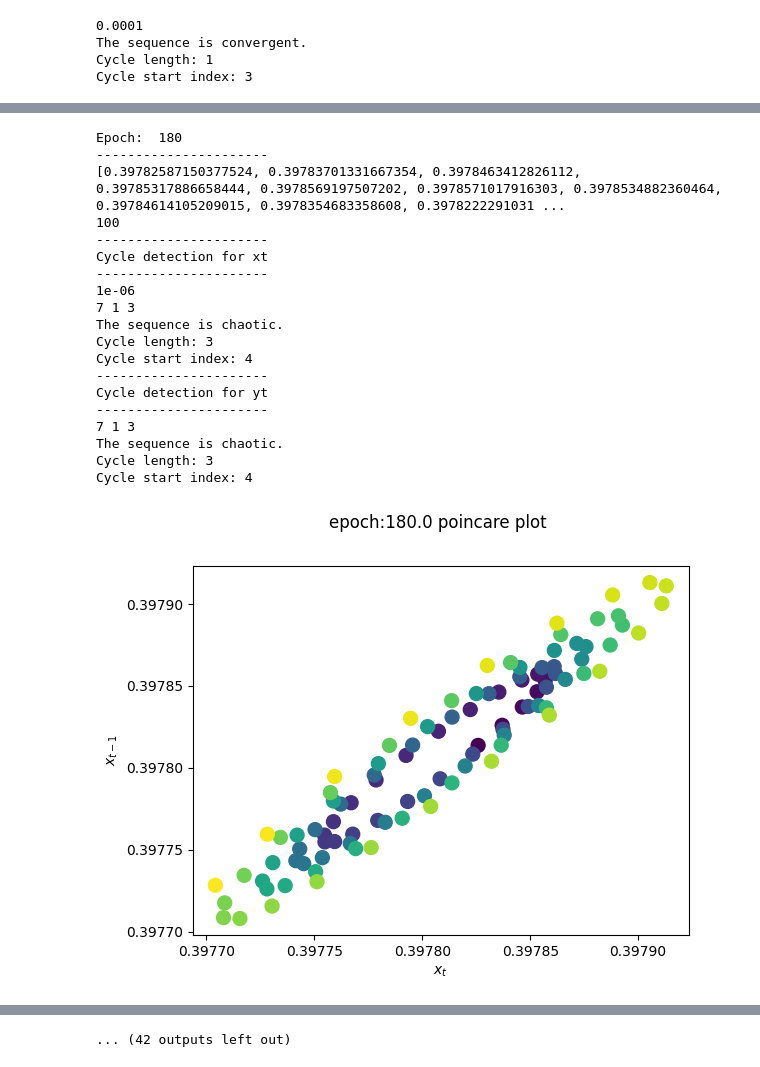
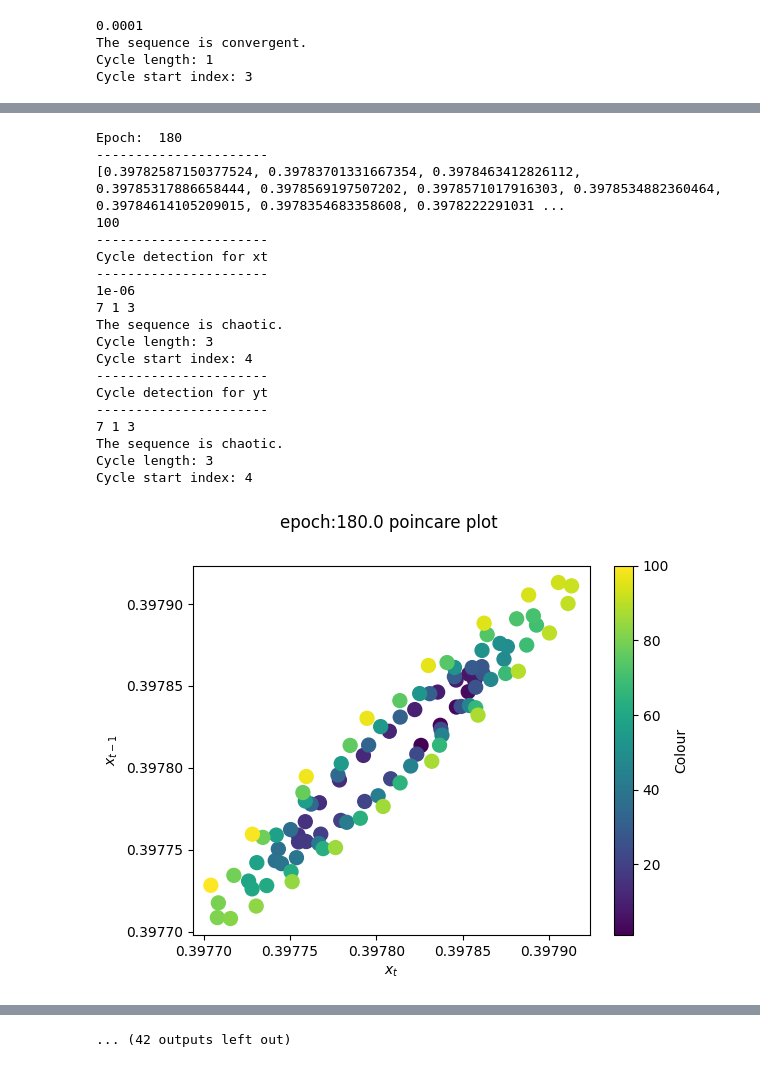
Before and after one commit to wansichen/daryle-fyp, a Jupyter notebook: test.ipynb, the cells around one changed output, grey strips where cells are left out. Drawn from its saved outputs; the diff is of its cells as text; code cells hidden in the pictures.

```diff
--- a/test.ipynb
+++ b/test.ipynb
@@ -721,18 +721,20 @@ for epoch in int_epoch:
     # lyapunov = lyapunouv_exponent(xt, xtminus, yt, ytminus)
     # print(lyapunov)
 
-    plt.scatter(xt,xtminus,c=colour,s=100)
+    scatter = plt.scatter(xt, xtminus, c=colour, s=100)
     plt.xlabel("$x_t$")
     plt.ylabel("$x_{t-1}$")
-    plt.title("epoch:{:.1f} poincare plot ".format(epoch),y=1.08)
+    plt.title("epoch:{:.1f} poincare plot ".format(epoch), y=1.08)
+    plt.colorbar(scatter, label='Colour')
     #plt.xscale("log")
     #plt.yscale("log")
     plt.show()
 
-    plt.scatter(yt,ytminus,c=colour,s=100)
+    scatter = plt.scatter(yt, ytminus, c=colour, s=100)
     plt.xlabel("$y_t$")
     plt.ylabel("$y_{t-1}$")
-    plt.title("epoch:{:.1f} poincare plot ".format(epoch),y=1.08)
+    plt.title("epoch:{:.1f} poincare plot ".format(epoch), y=1.08)
+    plt.colorbar(scatter, label='Colour')
     #plt.xscale("log")
     #plt.yscale("log")
     plt.show()
@@ -778,20 +780,20 @@ Cycle start index: 0
 Epoch:  180
 ----------------------
 [0.39782587150377524, 0.39783701331667354, 0.3978463412826112, 0.39785317886658444, 0.3978569197507202, 0.3978571017916303, 0.3978534882360464, 0.39784614105209015, 0.3978354683358608, 0.3978222291031 ...
 100
 ----------------------
 Cycle detection for xt
 ----------------------
 1e-06
 7 1 3
 The sequence is chaotic.
 Cycle length: 3
 Cycle start index: 4
 ----------------------
 Cycle detection for yt
 ----------------------
 7 1 3
 The sequence is chaotic.
 Cycle length: 3
 Cycle start index: 4
-[figure, old version]
+[figure, new version]
```
Also changed, not shown: parts of 1 cell of this notebook, 4 other files.
